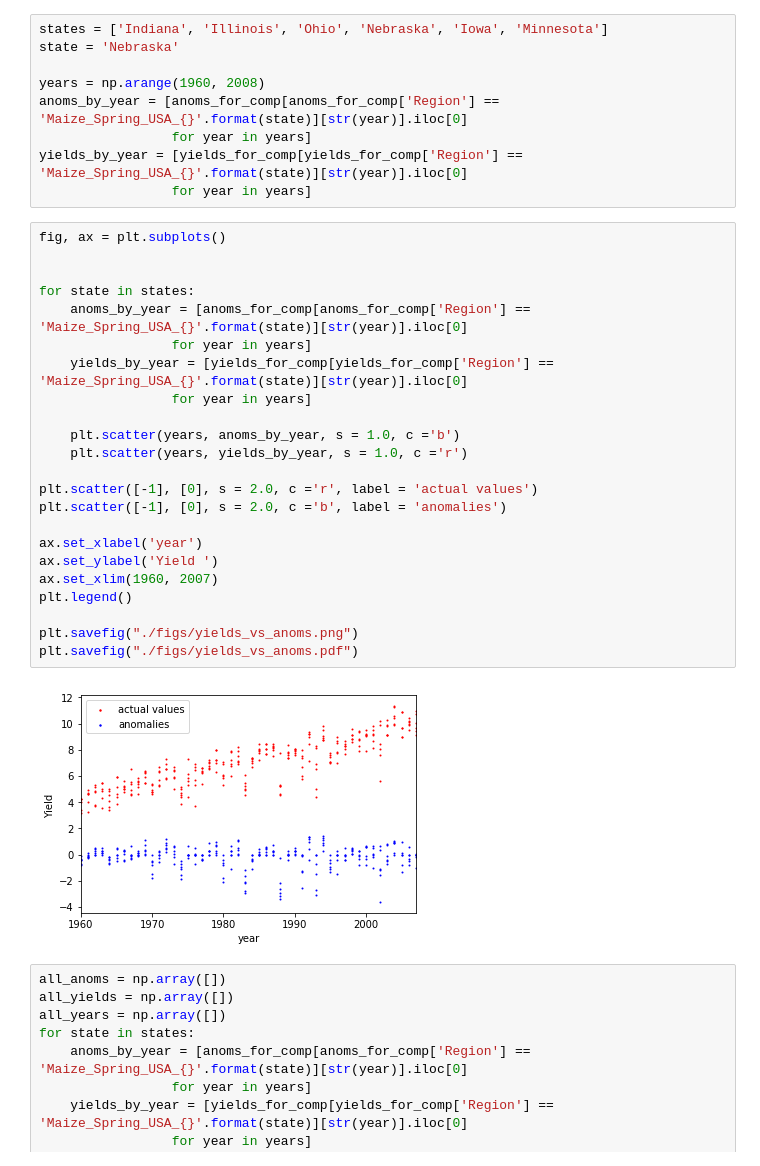
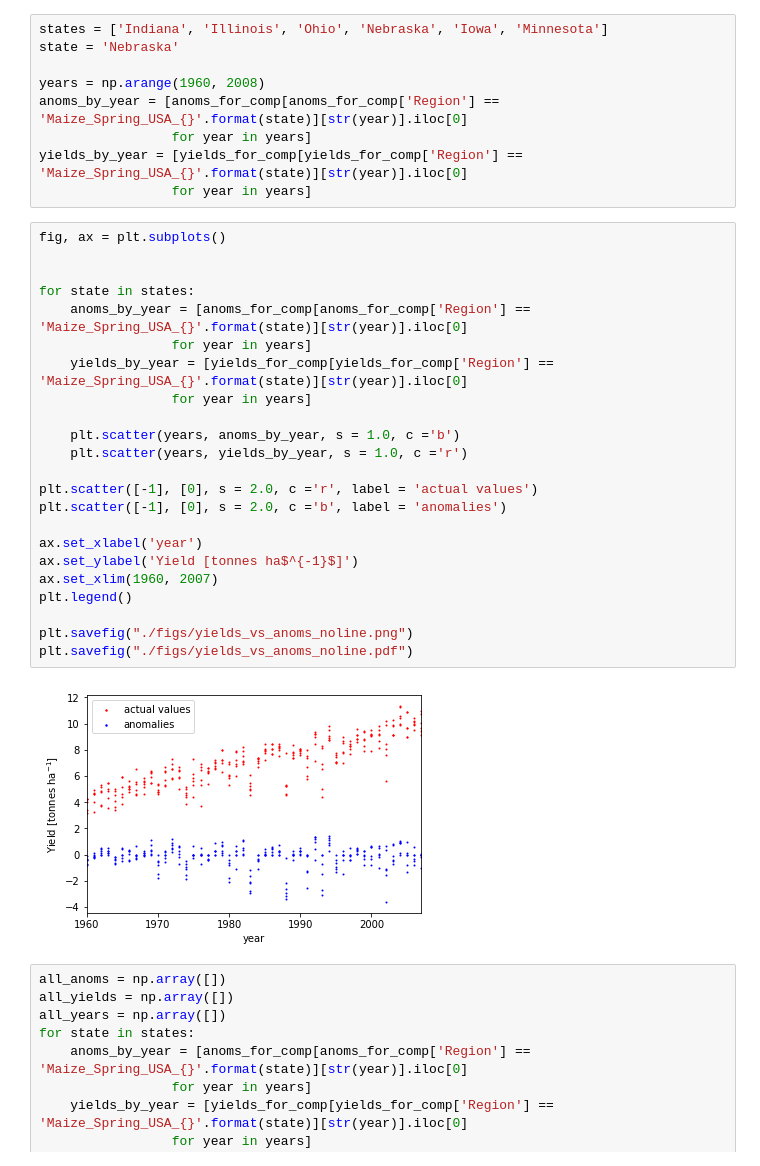
Before and after one commit to AnisaAubin/facynation, a Jupyter notebook: 6_Warming_impact.ipynb, the cells around one changed output. Saved outputs shown, nothing was run; the diff lists cells and outputs as text.

```diff
--- a/6_Warming_impact.ipynb
+++ b/6_Warming_impact.ipynb
@@ -42,28 +42,28 @@ yields_by_year = [yields_for_comp[yields_for_comp['Region'] == 'Maize_Spring_USA
 # %%
 fig, ax = plt.subplots()
 
 
 for state in states:
     anoms_by_year = [anoms_for_comp[anoms_for_comp['Region'] == 'Maize_Spring_USA_{}'.format(state)][str(year)].iloc[0]
                  for year in years]
     yields_by_year = [yields_for_comp[yields_for_comp['Region'] == 'Maize_Spring_USA_{}'.format(state)][str(year)].iloc[0]
                  for year in years]
 
     plt.scatter(years, anoms_by_year, s = 1.0, c ='b')
     plt.scatter(years, yields_by_year, s = 1.0, c ='r')
 
 plt.scatter([-1], [0], s = 2.0, c ='r', label = 'actual values')
 plt.scatter([-1], [0], s = 2.0, c ='b', label = 'anomalies')
 
 ax.set_xlabel('year')
-ax.set_ylabel('Yield ')
+ax.set_ylabel('Yield [tonnes ha$^{-1}$]')
 ax.set_xlim(1960, 2007)
 plt.legend()
 
-plt.savefig("./figs/yields_vs_anoms.png")
-plt.savefig("./figs/yields_vs_anoms.pdf")
+plt.savefig("./figs/yields_vs_anoms_noline.png")
+plt.savefig("./figs/yields_vs_anoms_noline.pdf")
 # %% [output]
-[figure, old version]
+[figure, new version]
 # %%
 all_anoms = np.array([])
 all_yields = np.array([])
```
Also changed, not shown: parts of 25 cells of this notebook, 1 other file.
